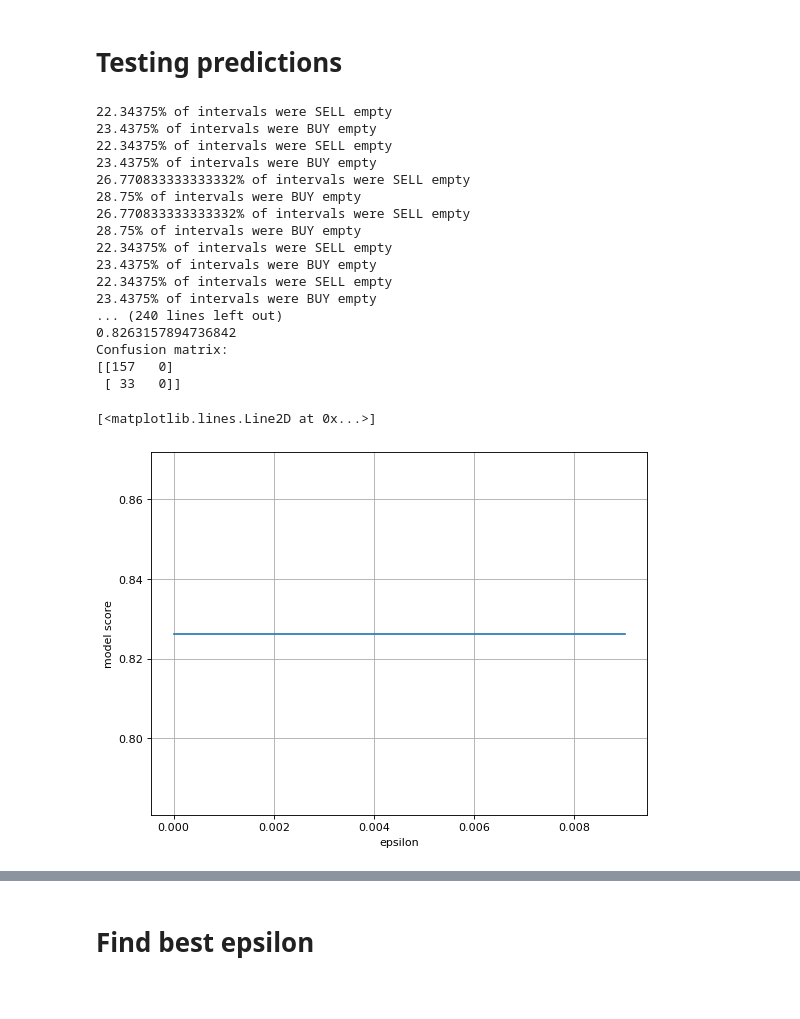
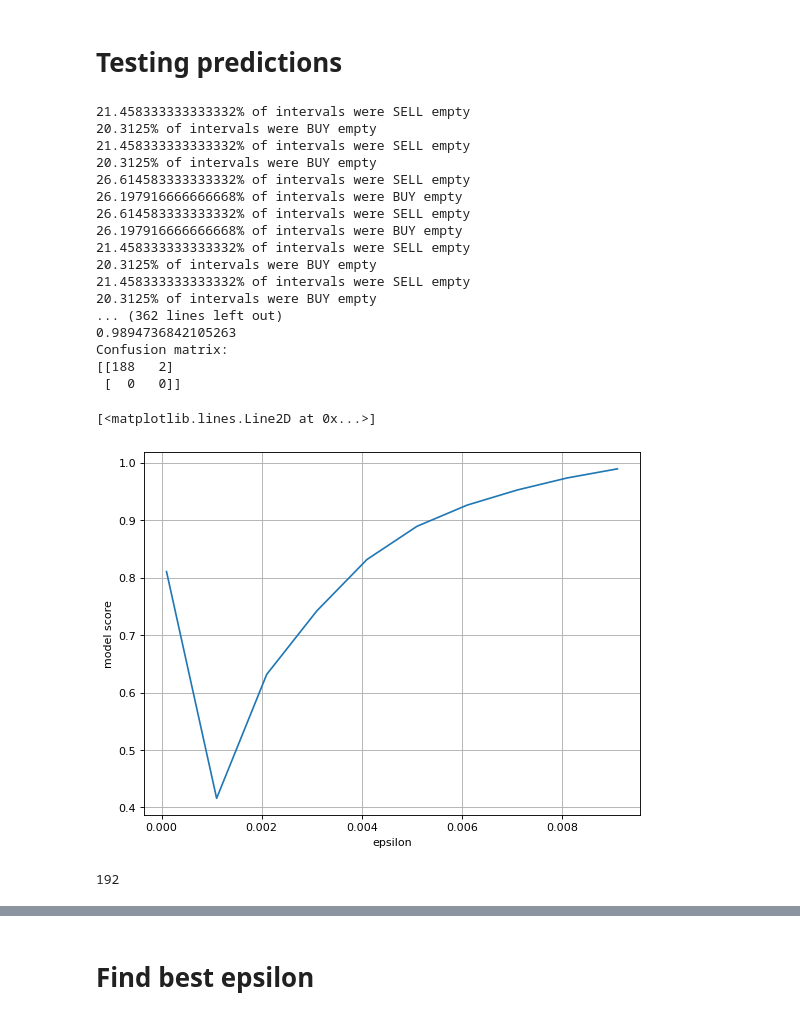
Before and after one commit to kpuchalskixiv/Impact-of-market-microstructure-on-stock-price, a Jupyter notebook: Thesis.ipynb, the cells around one changed output, grey strips where cells are left out. Saved outputs shown, nothing was run; the diff lists cells and outputs as text; code cells hidden in the pictures.

Commit message:
Fixed get x and y to test approaches

```diff
--- a/Thesis.ipynb
+++ b/Thesis.ipynb
@@ -1427,7 +1420,7 @@ def get_X_y_classic(comp_id=1,
                     names=[],
                     y_name='true_price',
                     test_min_max = 'max',
-                    check_change=True): # use up_and_down or not
+                    epsilon = 1e-7): # use up_and_down or not
     X = np.empty(shape=(-10*time_back+10*((510-time_to_skip)//interval), len(names)))
     #average_smoothing reduces shape "time_back" times per day
     index=0
@@ -1459,16 +1452,14 @@ def get_X_y_classic(comp_id=1,
         X[:,index]=average_smoothing(arr, time_back).flatten()
         index+=1
     y = functions_to_call[y_name](comp_id, interval, time_to_skip)
+    y = y[:,time_back:]
+    print(y.flatten().shape)
     if test_min_max == 'max':
-        y = get_y_to_test_max(np.copy(y), period_of_getting_data_to_test, interval)
+        y = get_y_to_test_max_bool(np.copy(y), period_of_getting_data_to_test, interval, epsilon)
     elif test_min_max == 'min':
-        y = get_y_to_test_min(np.copy(y), period_of_getting_data_to_test, interval)
-    if check_change:
-        price_change=functions_to_call['price_change'](y)
-        y = price_change[:,time_back:].flatten()
-    else:
-        y = y.flatten()
-
+        y = get_y_to_test_min_bool(np.copy(y), period_of_getting_data_to_test, interval, epslon)
+    y = y.flatten()
+    #print(y)
     return X, y
 # %%
 names=[
@@ -1496,15 +1487,8 @@ for n in names:
 # %%
 def test_logistic_regr_classic(X, y, split_percent, epsilon,
                                use_scaling=False,
-                               test_min_max = 'max',
-                               check_up_down=True,
                                local_names=names,
                                track_params=False):
-    if check_up_down:
-        if test_min_max == 'max':
-            y=np.vectorize(test_high)(y,epsilon*y[0])#currently we hold price change in y
-        elif test_min_max == 'min':
-            y=np.vectorize(test_down)(y,epsilon*y[0])#currently we hold price change in y
     split=int(y.size*split_percent)
     if use_scaling:
         clf=make_pipeline(preprocessing.MaxAbsScaler(), LogisticRegression(max_iter=1000)).fit(X[:split], y[:split])
@@ -1526,6 +1510,12 @@ def test_logistic_regr_classic(X, y, split_percent, epsilon,
             for i in range(len(local_names)):
                 print(local_names[i], " ", clf.coef_[0,i])
     y_predicted=clf.predict(X[split:])
+    print(X.shape)
+    print(y.shape)
+    print("SPLIT:", split)
+    print(y[split:].shape)
+    print(y_predicted.shape)
+    print(X[split:].shape)
     print("Number of positive class in training dataset =", np.sum(y[:split]==1))
     print("Number of negative class in training dataset =", np.sum(y[:split]==0))
     print("Percent of correct classification:")
@@ -1536,62 +1526,68 @@ def test_logistic_regr_classic(X, y, split_percent, epsilon,
     #print("logistic regr score: ", clf.score(X[split:], y[split:]))
     return clf.score(X[split:], y[split:])
 # %%
-comp_id = 1
+comp_id = 7
 interval=5
 time_to_skip=30
 time_back=1
 period_of_getting_data_to_test = 60
 y_name='true_price'
-test_min_max = 'min'
+test_min_max = 'max'
 split_percent = 0.8
 names=[
    # 'mid_price',
     #'true_price',
     'order_inbalance',
     'vwaps_buy',
     'vwaps_sell',
     's2f_impact_buy',
     's2f_impact_sell',
     'trading_volumes',
     'price_volatilities',
     'vwaps_order_sizes_buy',
     'vwaps_order_sizes_sell',
     's2f_order_sizes_buy',
     's2f_order_sizes_sell',
     'next_trade_time',
     'next_trade_size',
     'next_trade_price',
     #'price change'
       ]
-epsilons=np.arange(0.0,0.01, 0.001)
+epsilons=np.arange(0.0001,0.01, 0.001)
 scores=[]
 X,y=get_X_y_classic(comp_id, interval, time_to_skip, time_back, period_of_getting_data_to_test, names, y_name, test_min_max)
+print(y.shape)
 for epsilon in epsilons:
     print('\nEpsilon = ',epsilon)
+    X,y=get_X_y_classic(comp_id, interval, time_to_skip, time_back, period_of_getting_data_to_test, names, y_name, test_min_max, epsilon)
     scores.append(test_logistic_regr_classic(X, np.copy(y),split_percent, epsilon, False, test_min_max))
 #BEFORE SCALING
 figure(figsize=(8, 6), dpi=80)
 plt.axes(xlabel='epsilon', ylabel='model score')
 plt.grid()
 plt.plot(epsilons, scores)
 # %% [output]
-22.34375% of intervals were SELL empty
-23.4375% of intervals were BUY empty
-22.34375% of intervals were SELL empty
-23.4375% of intervals were BUY empty
-26.770833333333332% of intervals were SELL empty
-28.75% of intervals were BUY empty
-26.770833333333332% of intervals were SELL empty
-28.75% of intervals were BUY empty
-22.34375% of intervals were SELL empty
-23.4375% of intervals were BUY empty
-22.34375% of intervals were SELL empty
-23.4375% of intervals were BUY empty
-... (240 lines left out)
-0.8263157894736842
+21.458333333333332% of intervals were SELL empty
+20.3125% of intervals were BUY empty
+21.458333333333332% of intervals were SELL empty
+20.3125% of intervals were BUY empty
+26.614583333333332% of intervals were SELL empty
+26.197916666666668% of intervals were BUY empty
+26.614583333333332% of intervals were SELL empty
+26.197916666666668% of intervals were BUY empty
+21.458333333333332% of intervals were SELL empty
+20.3125% of intervals were BUY empty
+21.458333333333332% of intervals were SELL empty
+20.3125% of intervals were BUY empty
+... (362 lines left out)
+0.9894736842105263
 Confusion matrix:
-[[157   0]
- [ 33   0]]
+[[188   2]
+ [  0   0]]
 [<matplotlib.lines.Line2D at 0x...>]
-[figure, old version]
+[figure, new version]
+# %%
+print(960-768)
+# %% [output]
+192
 # %%
```
Also changed, not shown: parts of 7 cells of this notebook.
